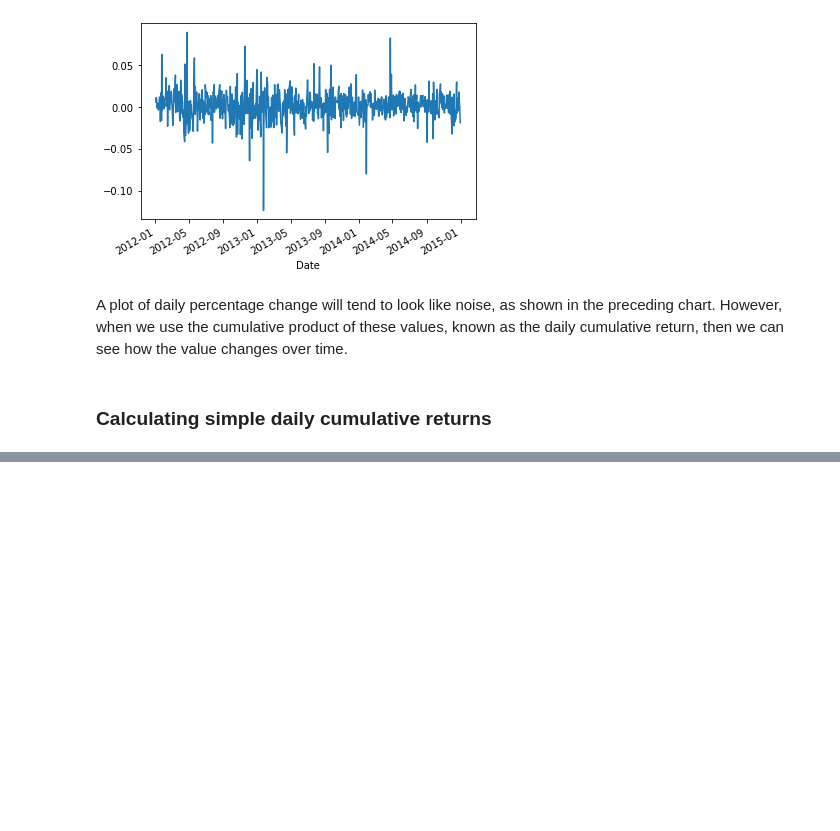
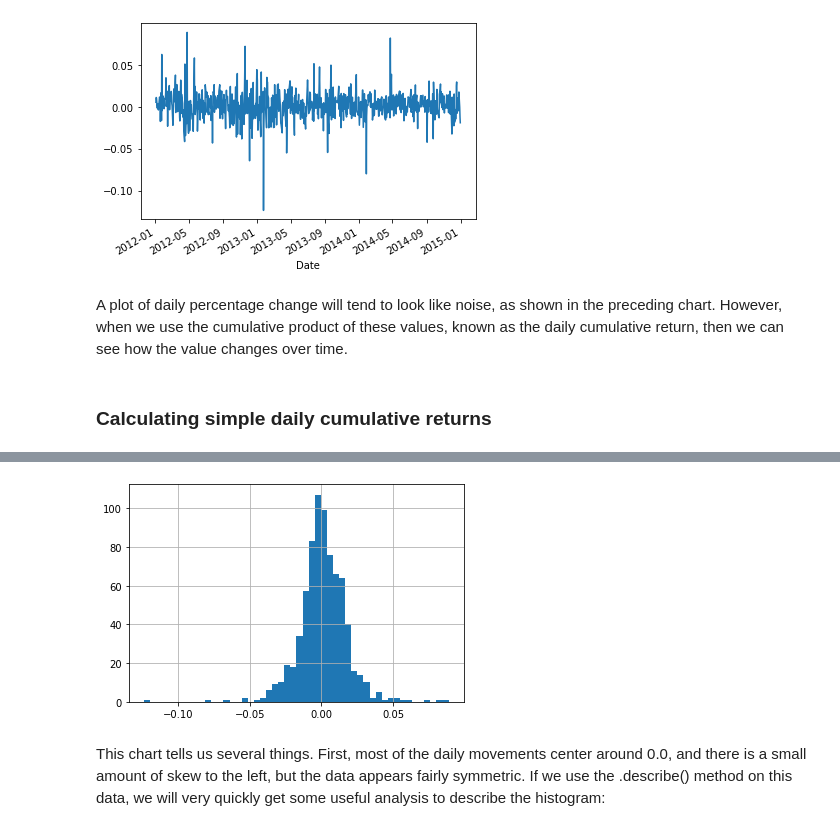
Before and after one commit to apkap83/Pandas_Notes, a Jupyter notebook: Learning_Pandas_Chapter_12 - Applications to Finance.ipynb, the cells around one changed output, grey strips where cells are left out. Cells and saved outputs as stored; diff of their text form; code cells hidden in the pictures; blank space fills up the shorter version.

```diff
--- a/Learning_Pandas_Chapter_12 - Applications to Finance.ipynb
+++ b/Learning_Pandas_Chapter_12 - Applications to Finance.ipynb
@@ -323,0 +449,11 @@ cumulative return, then we can see how the value changes over time.
+# %%
+# histogram of the daily percentage change for AAPL
+aapl = daily_pc['AAPL']
+aapl.hist(bins=50);
+# %% [output]
+[figure, added]
+# %% [markdown]
+This chart tells us several things. First, most of the daily movements center around 0.0,
+and there is a small amount of skew to the left, but the data appears fairly symmetric. If
+we use the .describe() method on this data, we will very quickly get some useful
+analysis to describe the histogram:
```
Also changed, not shown: parts of 26 cells of this notebook, 1 other file.
